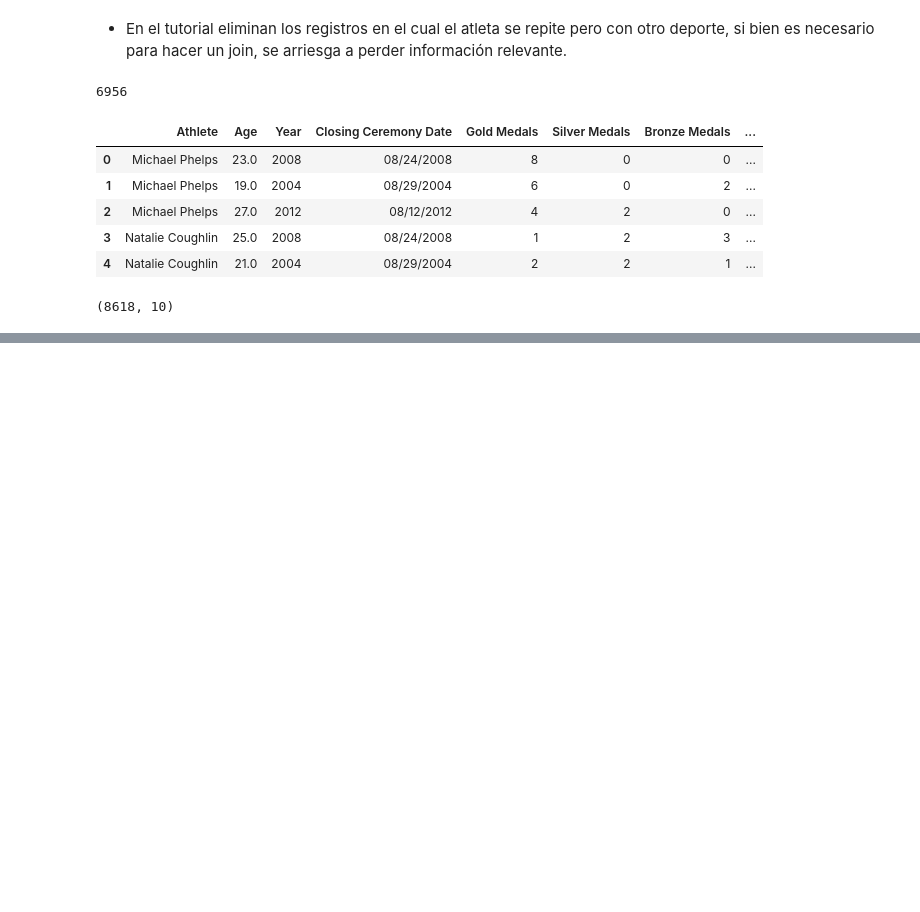
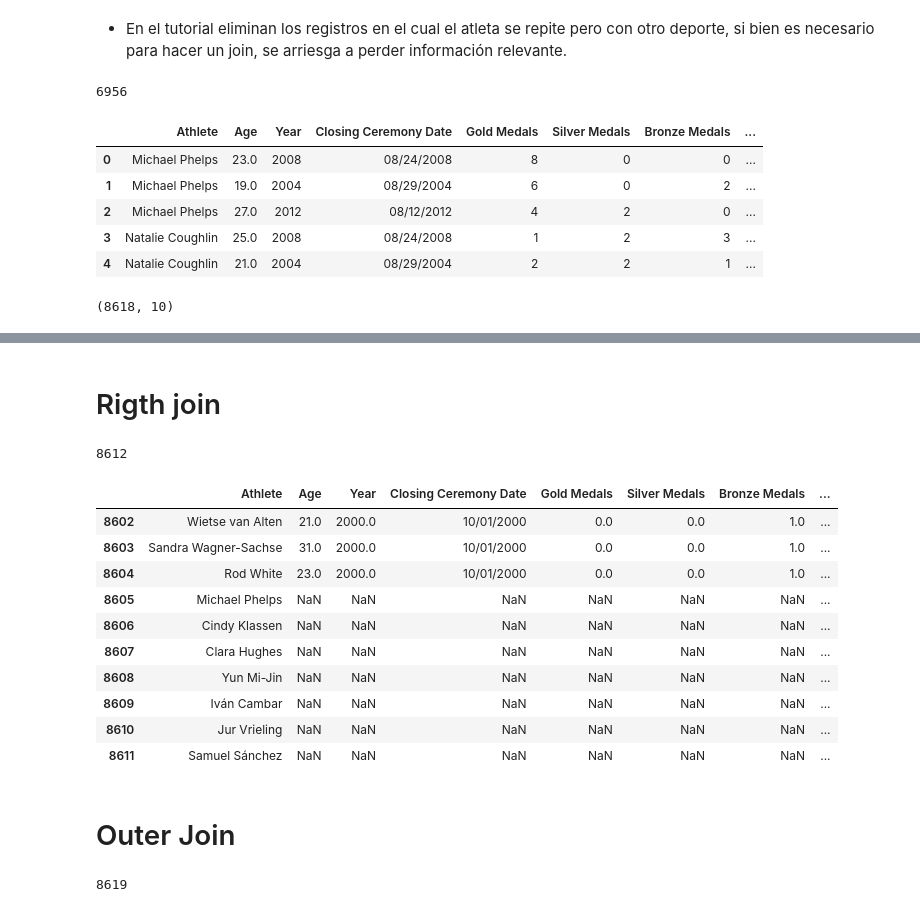
Before and after one commit to Kaiziferr/Data_Science_Workshops, a Jupyter notebook: Workshop_4/Manejo_data.ipynb, the cells around one changed output, grey strips where cells are left out. Saved outputs shown, nothing was run; the diff lists cells and outputs as text; code cells hidden in the pictures; blank space fills up the shorter version.

```diff
--- a/Workshop_4/Manejo_data.ipynb
+++ b/Workshop_4/Manejo_data.ipynb
@@ -586 +598,6 @@ data_country = data_country.drop_duplicates(subset = "Athlete")
+# %%
+#Eliminar atletas que participaron por varios paises
+#No se con que finalidad, por que se perderia valor, pero como son pocos datos, se podria sin afectar el conjunto de datos
+#Solo conservar el conjunto de Athlete unicos
+data_country_dp = data_country.drop_duplicates(subset = "Athlete")
 # %%
@@ -619,3 +643,11 @@ data_final.head()
 data_final.shape
 # %% [output]
 (8618, 10)
+# %%
+### Modificar los conjuntos de datos para ver el efecto de los joins
+out_athletes = np.random.choice(data_main['Athlete'], size = 6, replace=False)
+# %%
+data_country_dit = data_country_dp[~(data_country_dp['Athlete'].isin(out_athletes)) & (data_country_dp['Athlete'] != 'Michael Phelps')]
+data_sport_dit = data_sport_dp[~(data_sport_dp['Athlete'].isin(out_athletes)) & (data_sport_dp['Athlete'] != 'Michael Phelps')]
+
+data_main_dit = data_main[~(data_main['Athlete'].isin(out_athletes)) & (data_main['Athlete'] != 'Michael Phelps')]
@@ -621,0 +719,23 @@ data_final.shape
+# %% [markdown]
+# Rigth join
+# %%
+merged_rigth = pd.merge(left = data_main_dit, right = data_country_dp, how = "right",left_on="Athlete", right_on="Athlete")
+len(merged_rigth)
+# %% [output]
+8612
+# %%
+merged_rigth.tail(10)
+# %% [output]
+|  | Athlete | Age | Year | Closing Ceremony Date | Gold Medals | Silver Medals | Bronze Medals | ... |
+| 8602 | Wietse van Alten | 21.0 | 2000.0 | 10/01/2000 | 0.0 | 0.0 | 1.0 | ... |
+| 8603 | Sandra Wagner-Sachse | 31.0 | 2000.0 | 10/01/2000 | 0.0 | 0.0 | 1.0 | ... |
+| 8604 | Rod White | 23.0 | 2000.0 | 10/01/2000 | 0.0 | 0.0 | 1.0 | ... |
+| 8605 | Michael Phelps | NaN | NaN | NaN | NaN | NaN | NaN | ... |
+| 8606 | Cindy Klassen | NaN | NaN | NaN | NaN | NaN | NaN | ... |
+| 8607 | Clara Hughes | NaN | NaN | NaN | NaN | NaN | NaN | ... |
+| 8608 | Yun Mi-Jin | NaN | NaN | NaN | NaN | NaN | NaN | ... |
+| 8609 | Iván Cambar | NaN | NaN | NaN | NaN | NaN | NaN | ... |
+| 8610 | Jur Vrieling | NaN | NaN | NaN | NaN | NaN | NaN | ... |
+| 8611 | Samuel Sánchez | NaN | NaN | NaN | NaN | NaN | NaN | ... |
+# %% [markdown]
+# Outer Join
@@ -621,0 +747,5 @@ data_final.shape
+# %%
+merged_outer = pd.merge(left = data_main, right = data_country_jb, how="outer", left_on="Athlete", right_on="Athlete")
+len(merged_outer)
+# %% [output]
+8619
```
Also changed, not shown: parts of 55 cells of this notebook.
